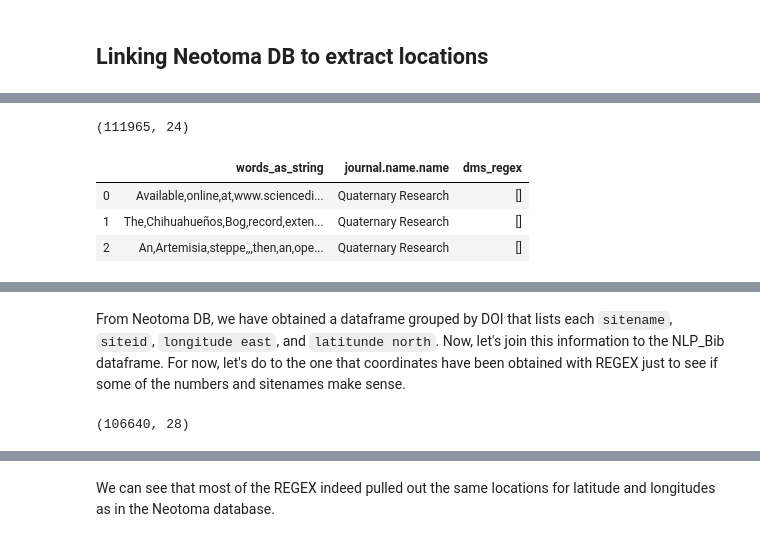
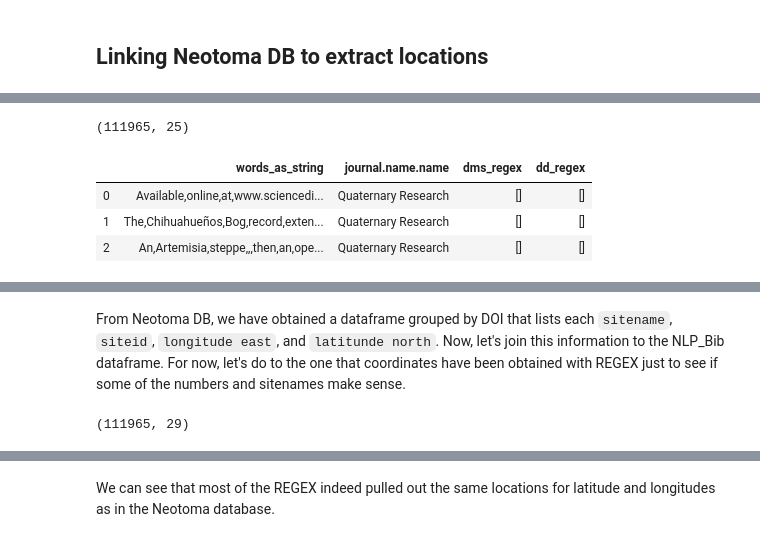
Before and after one commit to throughput-ec/UnacquiredSites, a Jupyter notebook: ML_Record_Mining_JN.ipynb, the cells around one changed output, grey strips where cells are left out. Cells and saved outputs as stored; diff of their text form; code cells hidden in the pictures.

```diff
--- a/ML_Record_Mining_JN.ipynb
+++ b/ML_Record_Mining_JN.ipynb
@@ -32,5 +29,7 @@ pd.set_option('display.max_rows', 10)
 # %%
 # Connect to PostgreSQL server from terminal:
 # pg_ctl -D PSQL_Data -l logfile start
-nlp_sentences = pd.read_csv('src/output/nlp_sentences_df.csv', delimiter=',')
+# Data obtained after running data_loader.py
+
+nlp_sentences = pd.read_csv('src/output/nlp_sentences_df.csv', delimiter='\t')
 # %%
@@ -112,14 +97,0 @@ dd_regex = "[\\{,][-]?[1]?[0-9]{1,2}\\.[0-9]{1,}[,]?[NESWnesw],"
-# %%
-# TODO Find REGEX of couples of numbers (123, 234)
-nlp_sentences['words_as_string'] = nlp_sentences['words'].apply(lambda x: ','.join(map(str, x)))
-nlp_sentences['dms_regex'] = nlp_sentences['words_as_string'].str.findall(dms_regex)
-
-
-#nlp_sentences[['dms_regex', 'words']]
-
-
-#nlp_sentences['dms_regex'] = nlp_sentences['dms_regex'].astype(str)
-#nlp_sentences['dms_regex'] = nlp_sentences['dms_regex'].replace(",", ";", regex = True)#\
-                                                       #.replace(",", "", regex = True)
-
-nlp_sentences[['words_as_string', 'words', 'dms_regex']].head(3)
@@ -340,14 +245,14 @@ nlp_bib.head(3)
 # %%
-#print(nlp_bib.shape)
+print(nlp_bib.shape)
 # %% [output]
-(111965, 24)
+(111965, 25)
 # %%
-nlp_bib[['words_as_string', 'journal.name.name', 'dms_regex']].head(3)
+nlp_bib[['words_as_string', 'journal.name.name', 'dms_regex', 'dd_regex']].head(3)
 # %% [output]
-|  | words_as_string | journal.name.name | dms_regex |
-| 0 | Available,online,at,www.sciencedi... | Quaternary Research | [] |
-| 1 | The,Chihuahueños,Bog,record,exten... | Quaternary Research | [] |
-| 2 | An,Artemisia,steppe,,,then,an,ope... | Quaternary Research | [] |
+|  | words_as_string | journal.name.name | dms_regex | dd_regex |
+| 0 | Available,online,at,www.sciencedi... | Quaternary Research | [] | [] |
+| 1 | The,Chihuahueños,Bog,record,exten... | Quaternary Research | [] | [] |
+| 2 | An,Artemisia,steppe,,,then,an,ope... | Quaternary Research | [] | [] |
 # %%
 by_doi = neotoma.groupby('doi')
 neotoma_sitenames = by_doi.apply(lambda x: list(x['sitename']))
@@ -369,10 +274,10 @@ neotoma_joined_df.head(5)
 # %% [markdown]
 From Neotoma DB, we have obtained a dataframe grouped by DOI that lists each `sitename`, `siteid`, `longitude east`, and `latitunde north`. Now, let's join this information to the NLP_Bib dataframe. For now, let's do to the one that coordinates have been obtained with REGEX just to see if some of the numbers and sitenames make sense.
 # %%
-nlp_bib_neotoma = nlp_bib.merge(neotoma_joined_df, on = 'doi')
+nlp_bib_neotoma = nlp_bib.merge(neotoma_joined_df, on = 'doi', how = 'left')
 print(nlp_bib_neotoma.shape)
 # %% [output]
-(106640, 28)
+(111965, 29)
 # %%
 # Filter df to just frames that has REGEX longer than one
 mask = (nlp_bib_neotoma['dms_regex'].str.len() > 0)
```
Also changed, not shown: parts of 18 cells of this notebook, 1 other file.
